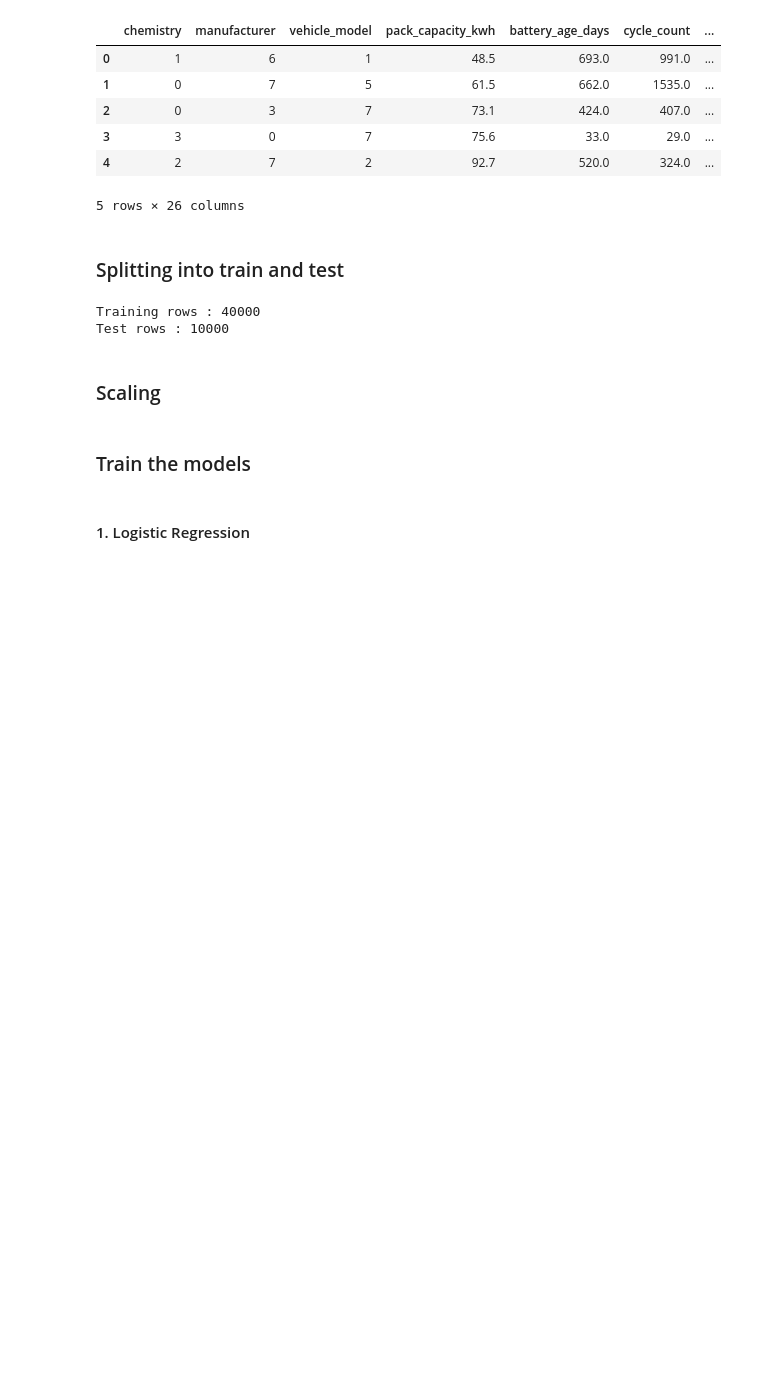
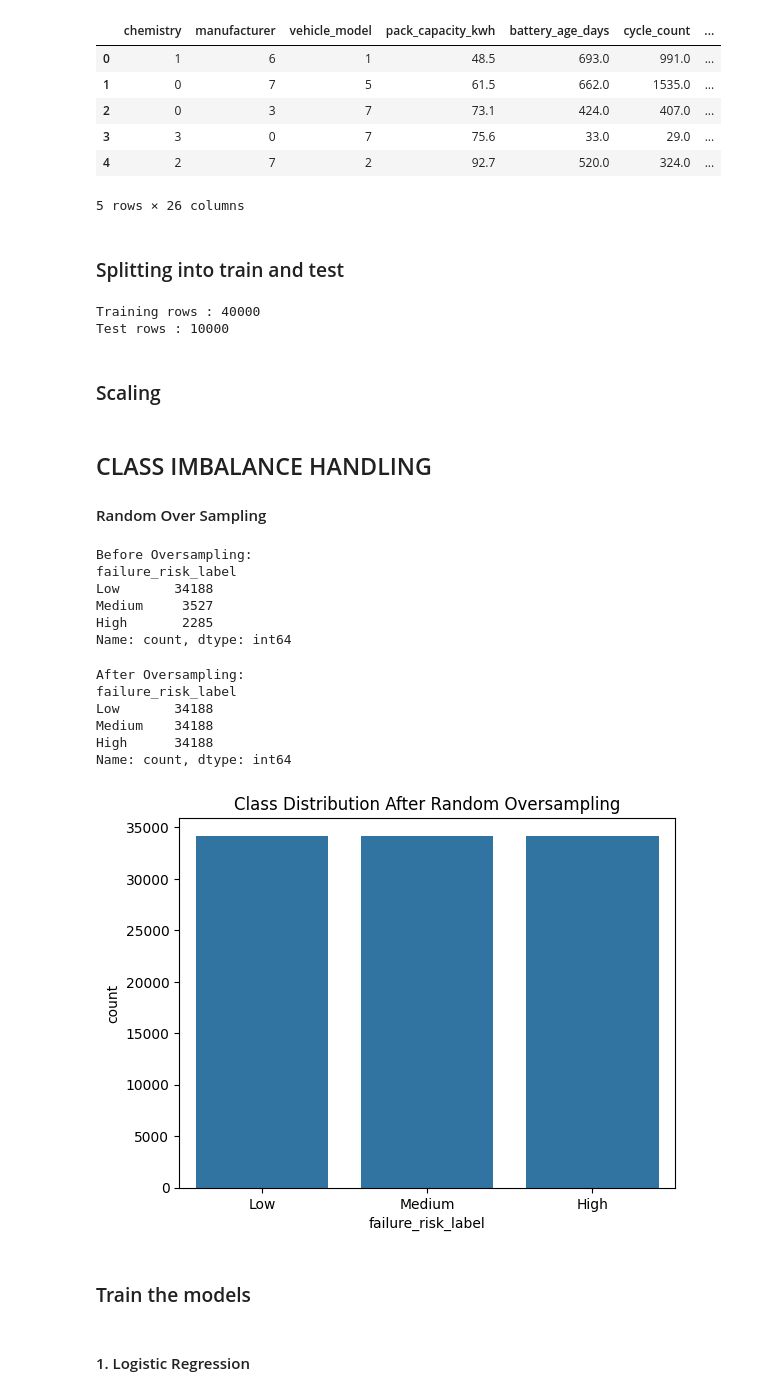
Before and after one commit to ameenaak1/ev-battery-health-ml-model, a Jupyter notebook: notebooks/03_failure_risk_classification.ipynb, the cells around one changed output. Cells and saved outputs as stored; diff of their text form; code cells hidden in the pictures; blank space fills up the shorter version.

```diff
--- a/notebooks/03_failure_risk_classification.ipynb
+++ b/notebooks/03_failure_risk_classification.ipynb
@@ -296,6 +297,53 @@ scaler = StandardScaler()
 # %%
 x_train = scaler.fit_transform(x_train)
 x_test = scaler.transform(x_test)
+# %% [markdown]
+## CLASS IMBALANCE HANDLING
+#### Random Over Sampling
+# %%
+print("\nBefore Oversampling:")
+print(y_train.value_counts())
+# %% [output]
+Before Oversampling:
+failure_risk_label
+Low       34188
+Medium     3527
+High       2285
+Name: count, dtype: int64
+# %%
+# Create RandomOverSampler
+
+ros = RandomOverSampler(random_state=42)
+
+
+# Apply only to training data
+
+x_train, y_train = ros.fit_resample(
+    x_train,
+    y_train
+)
+
+
+print("\nAfter Oversampling:")
+print(y_train.value_counts())
+# %% [output]
+After Oversampling:
+failure_risk_label
+Low       34188
+Medium    34188
+High      34188
+Name: count, dtype: int64
+# %%
+
+sns.countplot(
+    x=y_train,
+    order=["Low", "Medium", "High"]
+)
+
+plt.title("Class Distribution After Random Oversampling")
+plt.show()
+# %% [output]
+[figure, added]
 # %% [markdown]
 ### Train the models
 # %%
```
Also changed, not shown: parts of 8 cells of this notebook, 1 other file.
